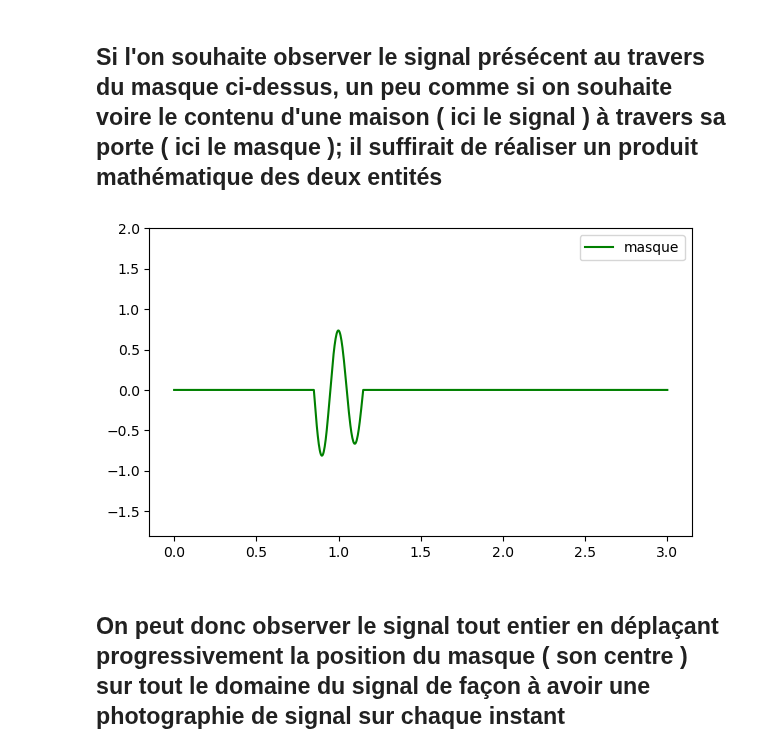
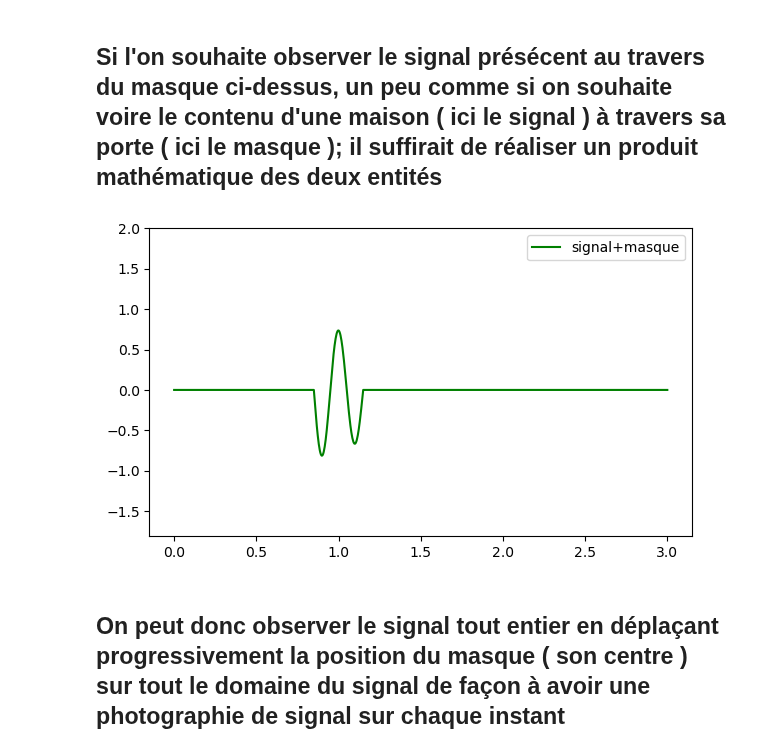
Before and after one commit to Brice-KENGNI-ZANGUIM/Signal_Processing, a Jupyter notebook: 4 - Spectograme/4 - Spectogram Temp_Fréquence.ipynb, the cells around one changed output. Saved outputs shown, nothing was run; the diff lists cells and outputs as text; code cells hidden in the pictures.

Commit message:
signal masque

```diff
--- a/4 - Spectograme/4 - Spectogram Temp_Fréquence.ipynb
+++ b/4 - Spectograme/4 - Spectogram Temp_Fréquence.ipynb
@@ -105,17 +105,17 @@ plt.show()
 # %%
 ouverture = durée/10
 centre = 1
 
 porte = ( t > centre -ouverture/2) * (t < centre + ouverture/2)
 
 plt.figure(figsize = (7,4))
 
-plt.plot(t, porte*signal, label="masque", color ="green")
+plt.plot(t, porte*signal, label="signal+masque", color ="green")
 
 plt.ylim( signal.min(), signal.max())
 plt.legend()
 plt.show()
 # %% [output]
-[figure, old version]
+[figure, new version]
 # %% [markdown]
 <h2> On peut donc observer le signal tout entier en déplaçant progressivement la position du masque ( son centre ) sur tout le domaine du signal de façon à avoir une photographie de signal sur chaque instant
```
Also changed, not shown: parts of 1 cell of this notebook.
